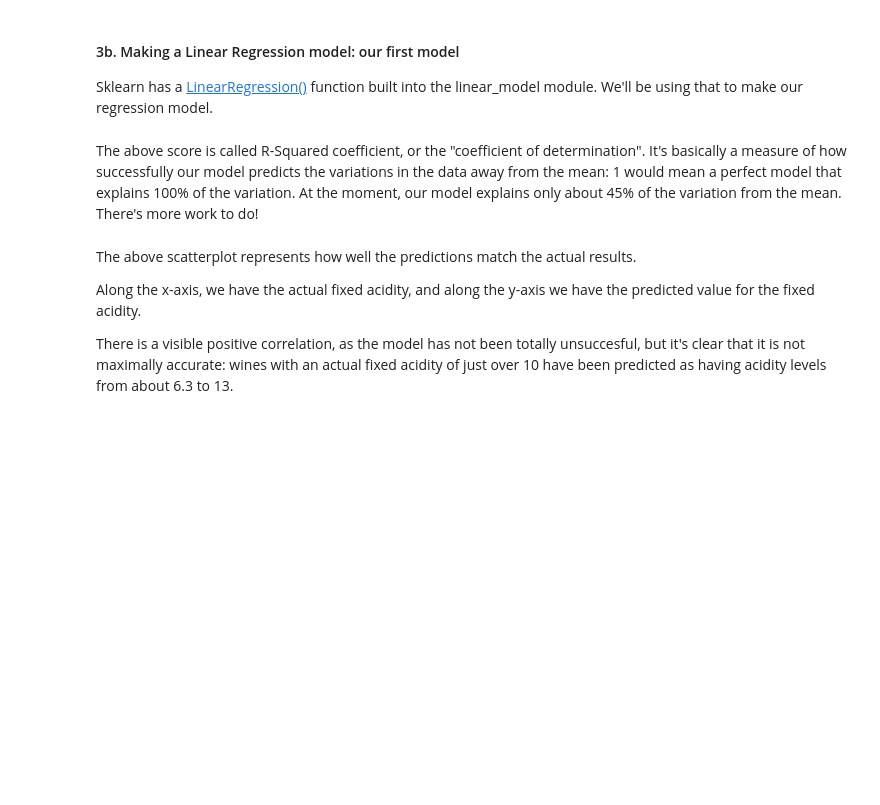
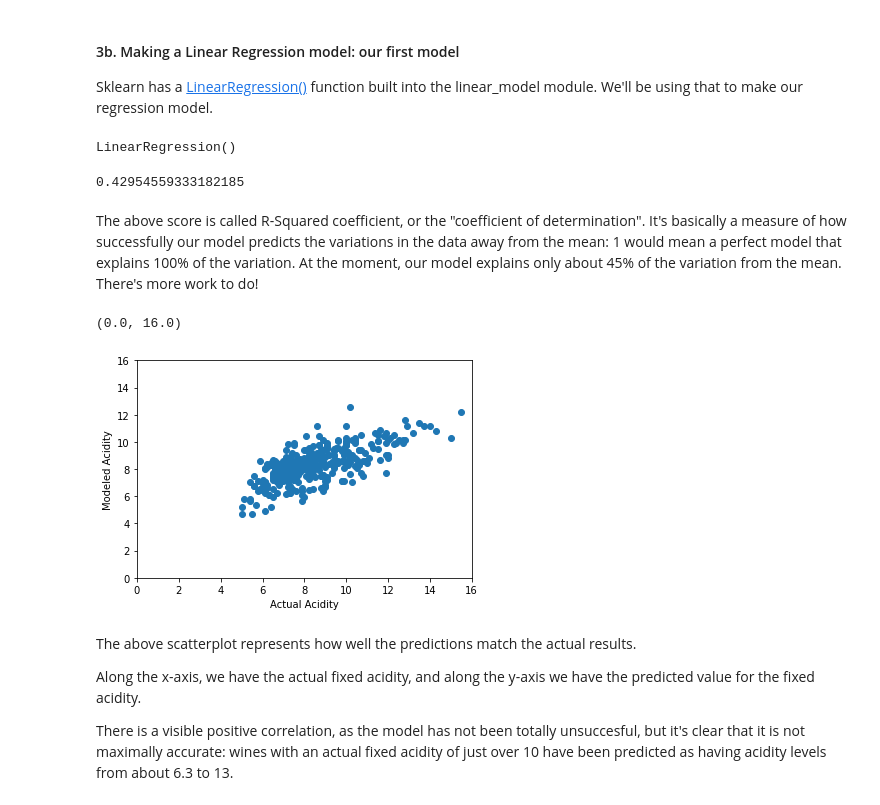
Before and after one commit to Khalif81/RedWinePrediction, a Jupyter notebook: Springboard Regression Case Study - the Red Wine Dataset - Tier 3_KhalifOliver.ipynb, the cells around one changed output. Saved outputs shown, nothing was run; the diff lists cells and outputs as text; code cells hidden in the pictures; blank space fills up the shorter version.

Commit message:
reg, ols, mlr complete...1-2 more models to try

```diff
--- a/Springboard Regression Case Study - the Red Wine Dataset - Tier 3_KhalifOliver.ipynb
+++ b/Springboard Regression Case Study - the Red Wine Dataset - Tier 3_KhalifOliver.ipynb
@@ -281,13 +281,13 @@ To be sure, for our first model, we're only going to focus on two variables: fix
 We'll be using [sklearn](https://scikit-learn.org/stable/modules/generated/sklearn.model_selection.train_test_split.html) here. Don't worry if not all of the syntax makes sense; just follow the rationale for what we're doing.
 # %%
 # Subsetting our data into our dependent and independent variables.
-wine_reg = df[ ['density', 'fixed.acidity'] ]
+X=df[['density']]
+y=df[['fixed.acidity']]
 
 # Split the data. This line uses the sklearn function train_test_split().
 # The test_size parameter means we can train with 75% of the data, and test on 25%.
-X=df['density']
-y=df['fixed.acidity']
 
-X_train, X_text, y_train, y_test = train_test_split(X, y, test_size=0.75, random_state=42)
+
+X_train, X_test, y_train, y_test = train_test_split(X, y, test_size=0.25, random_state=42)
 # %%
 # We now want to check the shape of the X train, y_train, X_test and y_test to make sure the proportions are right.
@@ -299,21 +299,34 @@ X_train, X_text, y_train, y_test = train_test_split(X, y, test_size=0.75, random
 Sklearn has a [LinearRegression()](https://scikit-learn.org/stable/modules/generated/sklearn.linear_model.LinearRegression.html) function built into the linear_model module. We'll be using that to make our regression model.
 # %%
 # Create the model: make a variable called rModel, and use it linear_model.LinearRegression appropriately
-_ _ _
+rModel = linear_model.LinearRegression()
 # %%
 # We now want to train the model on our test data.
-_ _ _
+rModel.fit(X_train, y_train)
+# %% [output]
+LinearRegression()
 # %%
 # Evaluate the model
-_ _ _
+rModel.score(X_train, y_train)
+# %% [output]
+0.42954559333182185
 # %% [markdown]
 The above score is called R-Squared coefficient, or the "coefficient of determination". It's basically a measure of how successfully our model predicts the variations in the data away from the mean: 1 would mean a perfect model that explains 100% of the variation. At the moment, our model explains only about 45% of the variation from the mean. There's more work to do!
 # %%
 # Use the model to make predictions about our test data
-_ _ _
+y_pred = rModel.predict(X_test)
 # %%
 # Let's plot the predictions against the actual result. Use scatter()
-_ _ _
+plt.scatter(y_test, y_pred);
+plt.xlabel('Actual Acidity')
+plt.ylabel('Modeled Acidity')
+
+limits =  [0, 16]
+plt.xlim(limits)
+plt.ylim(limits)
+# %% [output]
+(0.0, 16.0)
+[figure, added]
 # %% [markdown]
 The above scatterplot represents how well the predictions match the actual results.
 
```
Also changed, not shown: parts of 15 cells of this notebook.
